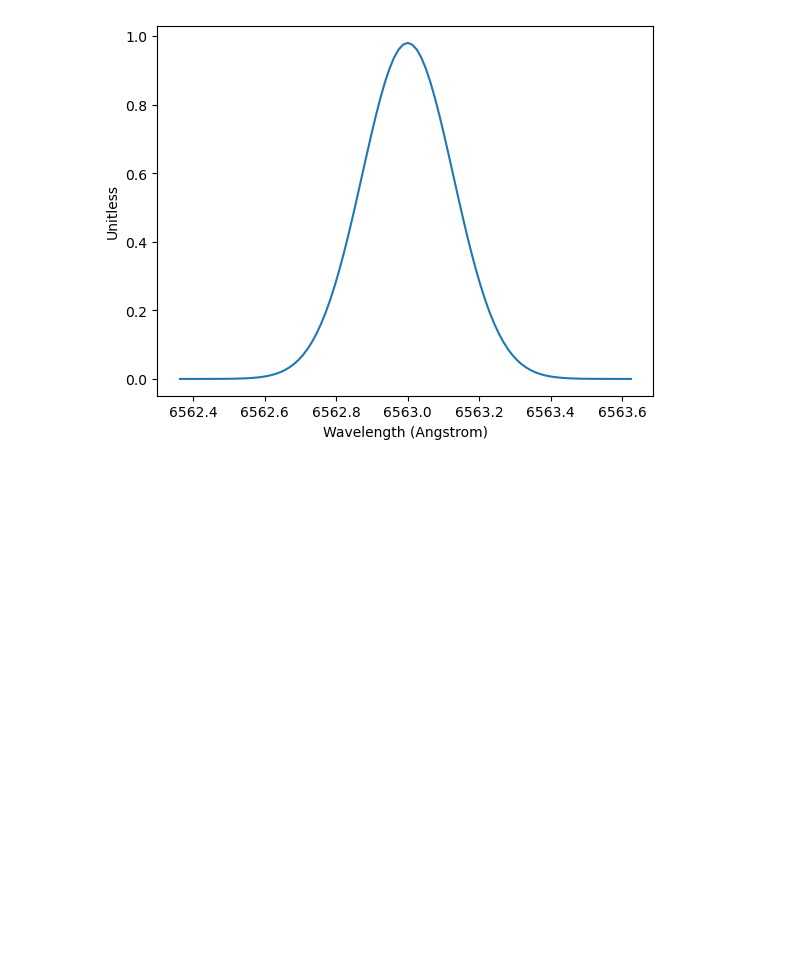
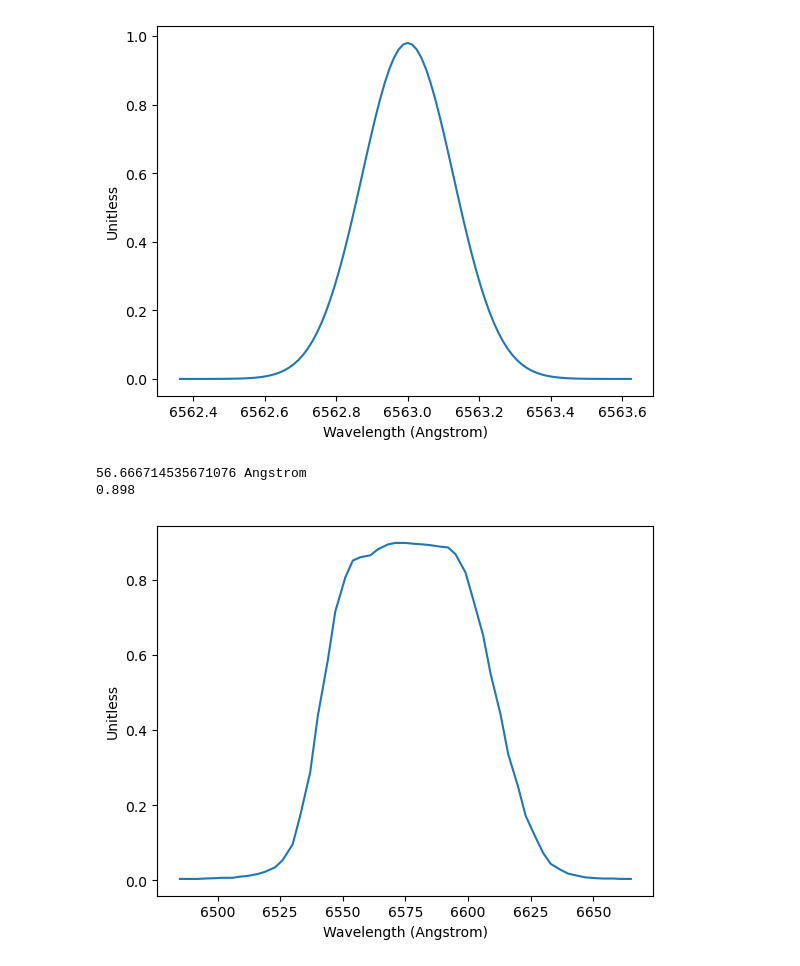
Before and after one commit to pirgalim/Glenlea-ETC, a Jupyter notebook: notebooks/Spextra testing.ipynb, the cells around one changed output. Saved outputs shown, nothing was run; the diff lists cells and outputs as text; code cells hidden in the pictures; blank space fills up the shorter version.

```diff
--- a/notebooks/Spextra testing.ipynb
+++ b/notebooks/Spextra testing.ipynb
@@ -112,3 +120,14 @@ halpha.plot()
 # %% [output]
 0.98
 [figure]
+# %%
+import synphot
+ha = Passband.from_file("/Users/markpirgalin/Documents/UofM/Glenlea/Glenlea-ETC/Gemini.GMOS-N.Ha.xml")
+# ha = synphot.SourceSpectrum.from_file("/Users/markpirgalin/Documents/UofM/Glenlea/Glenlea-ETC/Gemini.GMOS-N.Ha.xml")
+ha.plot()
+print(ha.fwhm())
+print(ha.tpeak())
+# %% [output]
+56.666714535671076 Angstrom
+0.898
+[figure, added]
```
Also changed, not shown: parts of 8 cells of this notebook, 1 other file.
